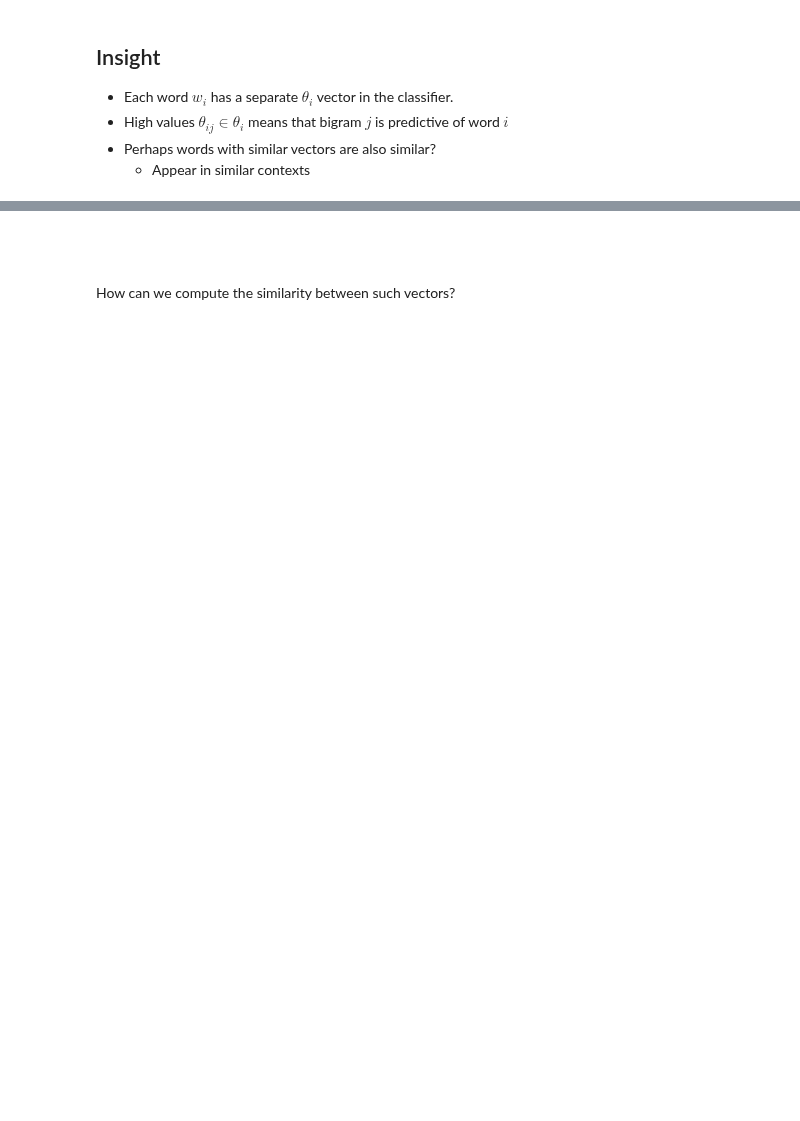
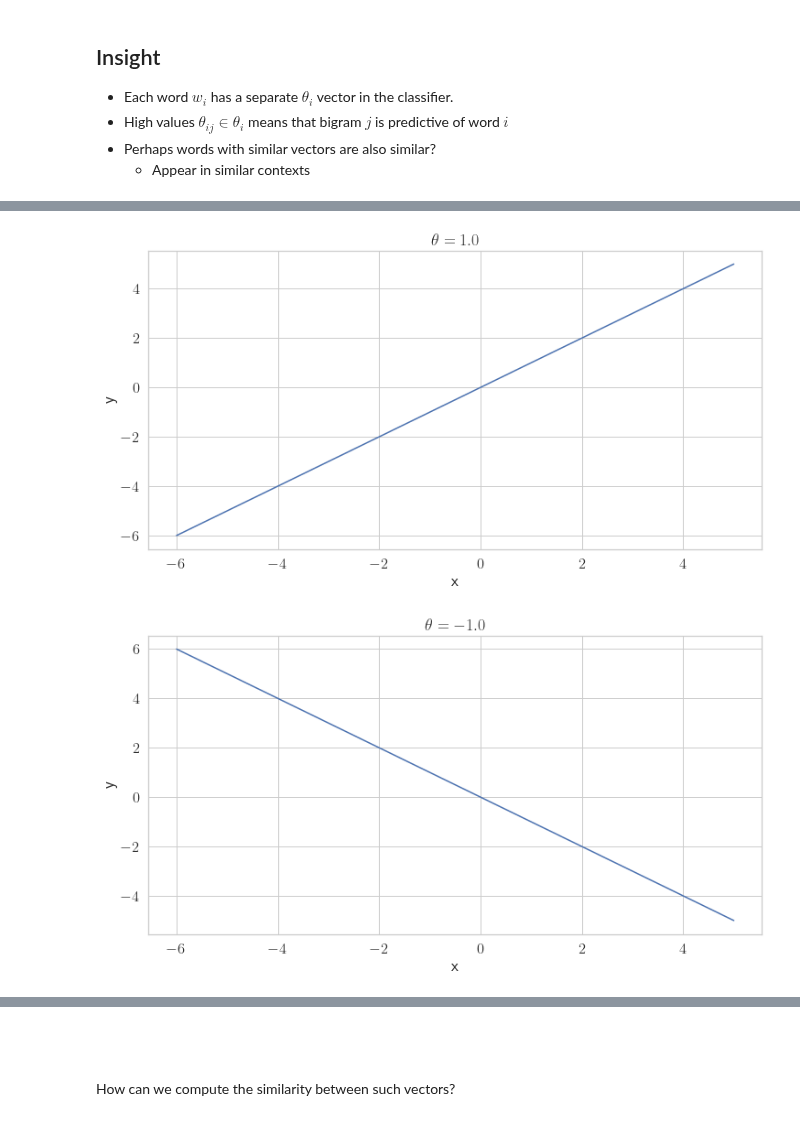
Before and after one commit to tulane-cmps6730/main, a Jupyter notebook: lec/language_models/word_rep.ipynb, the cells around one changed output, grey strips where cells are left out. Cells and saved outputs as stored; diff of their text form; code cells hidden in the pictures; blank space fills up the shorter version.

```diff
--- a/lec/language_models/word_rep.ipynb
+++ b/lec/language_models/word_rep.ipynb
@@ -253,0 +274,17 @@ Name: like, dtype: float64
+# %%
+x = np.arange(-6, 6)
+theta=.2
+
+def plot_linear(x, theta):
+    plt.figure()
+    plt.plot(x, x*theta)
+    plt.xlabel('x')
+    plt.ylabel('y')
+    plt.title(r'$\theta=%.1f$' % theta)
+    plt.show()
+
+plot_linear(x, 1)
+plot_linear(x, -1)
+# %% [output]
+[figure, added]
+[figure, added]
```
Also changed, not shown: parts of 15 cells of this notebook, 2 other files.
